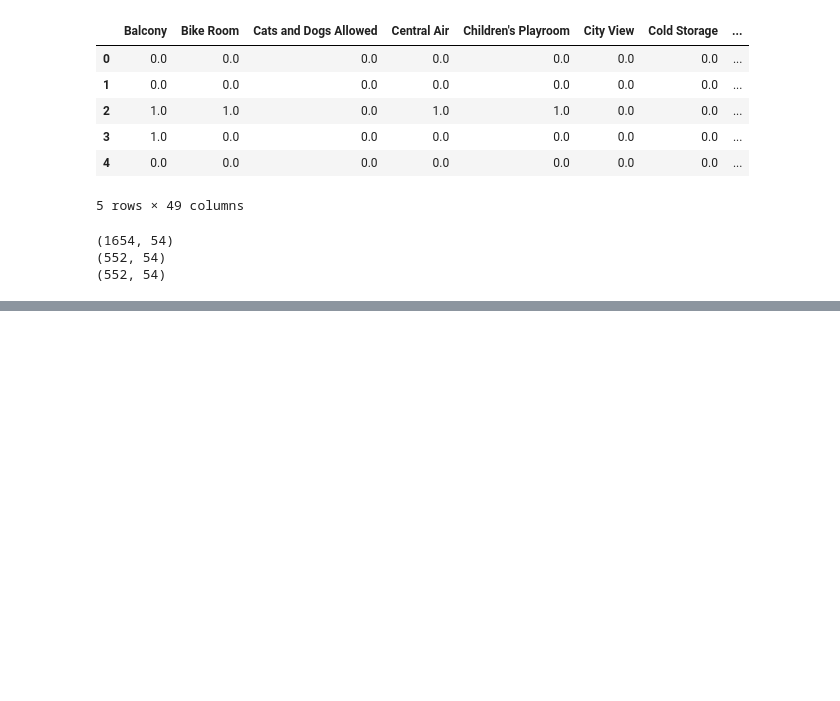
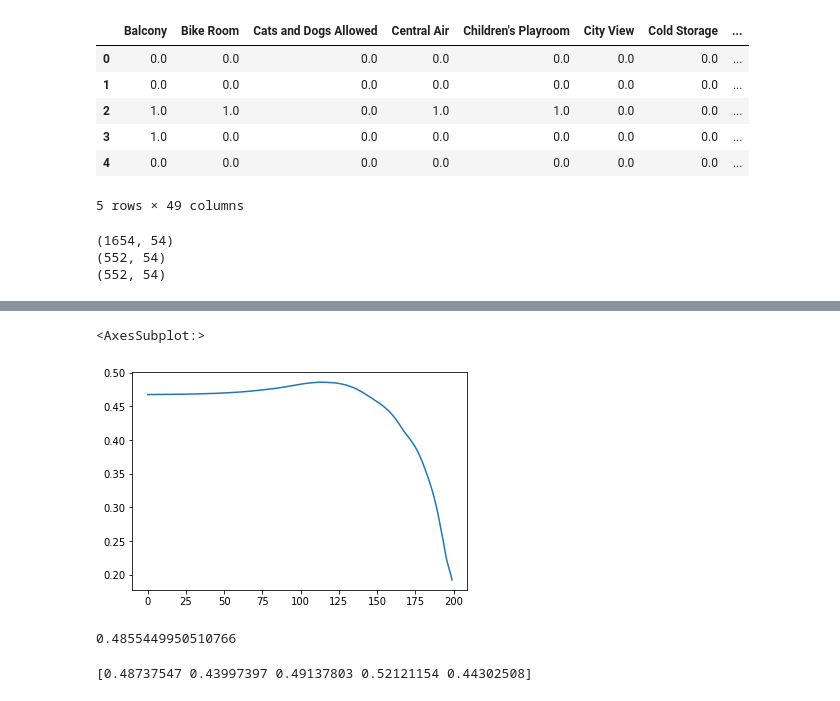
Before and after one commit to nickdellaquilo/Apartment-Regression, a Jupyter notebook: Final Regression.ipynb, the cells around one changed output, grey strips where cells are left out. Drawn from its saved outputs; the diff is of its cells as text; code cells hidden in the pictures; blank space fills up the shorter version.

```diff
--- a/Final Regression.ipynb
+++ b/Final Regression.ipynb
@@ -215,3 +215,6 @@ print(X_test.shape)
 (1654, 54)
 (552, 54)
 (552, 54)
+# %%
+alphas = 10 ** (np.linspace(-2, 2, 200))
+alphas
@@ -217,0 +239,8 @@ print(X_test.shape)
+# %%
+mean_score_list = []
+
+for a in alphas:
+    lasso = Lasso(alpha = a)
+    scores = cross_val_score(lasso, X_train, y_train, cv=kfold)
+    print(scores)
+    mean_score_list.append(np.mean(scores))
@@ -217,0 +265,16 @@ print(X_test.shape)
+# %%
+sns.lineplot(data = mean_score_list)
+# %% [output]
+<AxesSubplot:>
+[figure, added]
+# %%
+best_alpha = max(mean_score_list)
+print(best_alpha)
+# %% [output]
+0.4855449950510766
+# %%
+lasso = Lasso(best_alpha)
+scores = cross_val_score(lasso, X_train, y_train, cv=kfold)
+print(scores)
+# %% [output]
+[0.48737547 0.43997397 0.49137803 0.52121154 0.44302508]
```
Also changed, not shown: parts of 8 cells of this notebook.
